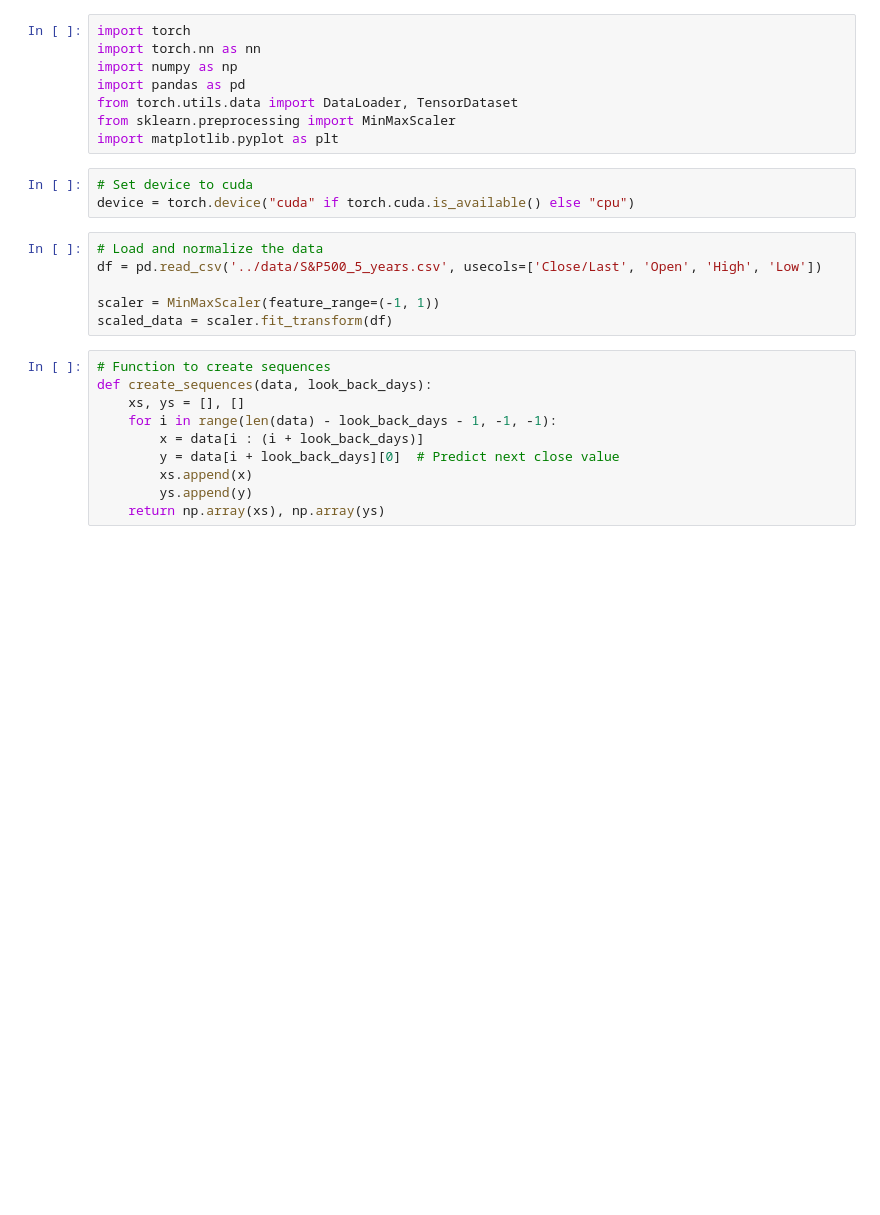
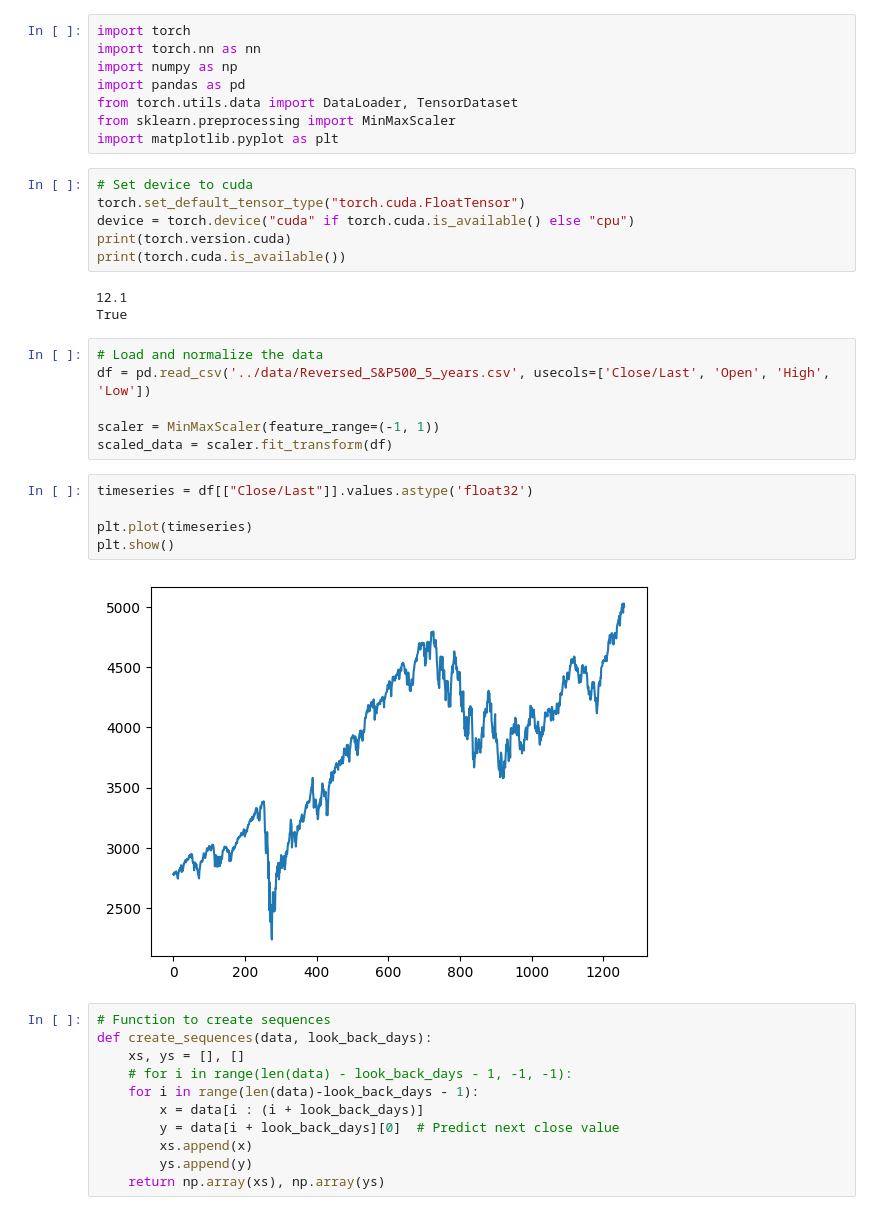
Before and after one commit to 5432roy/S-P500-with-LSTM, a Jupyter notebook: src/LSTM_v1.ipynb, the cells around one changed output. Cells and saved outputs as stored; diff of their text form; blank space fills up the shorter version.

Commit message:
adding graphs, split data into training and testing

```diff
--- a/src/LSTM_v1.ipynb
+++ b/src/LSTM_v1.ipynb
@@ -8,18 +8,32 @@ from sklearn.preprocessing import MinMaxScaler
 import matplotlib.pyplot as plt
 # %%
 # Set device to cuda
+torch.set_default_tensor_type("torch.cuda.FloatTensor")
 device = torch.device("cuda" if torch.cuda.is_available() else "cpu")
+print(torch.version.cuda)
+print(torch.cuda.is_available())
+# %% [output]
+12.1
+True
 # %%
 # Load and normalize the data
-df = pd.read_csv('../data/S&P500_5_years.csv', usecols=['Close/Last', 'Open', 'High', 'Low'])
+df = pd.read_csv('../data/Reversed_S&P500_5_years.csv', usecols=['Close/Last', 'Open', 'High', 'Low'])
 
 scaler = MinMaxScaler(feature_range=(-1, 1))
 scaled_data = scaler.fit_transform(df)
+# %%
+timeseries = df[["Close/Last"]].values.astype('float32')
+
+plt.plot(timeseries)
+plt.show()
+# %% [output]
+[figure, added]
 # %%
 # Function to create sequences
 def create_sequences(data, look_back_days):
     xs, ys = [], []
-    for i in range(len(data) - look_back_days - 1, -1, -1):
+    # for i in range(len(data) - look_back_days - 1, -1, -1):
+    for i in range(len(data)-look_back_days - 1):
         x = data[i : (i + look_back_days)]
         y = data[i + look_back_days][0]  # Predict next close value
         xs.append(x)
```
Also changed, not shown: parts of 16 cells of this notebook, 1 other file.
